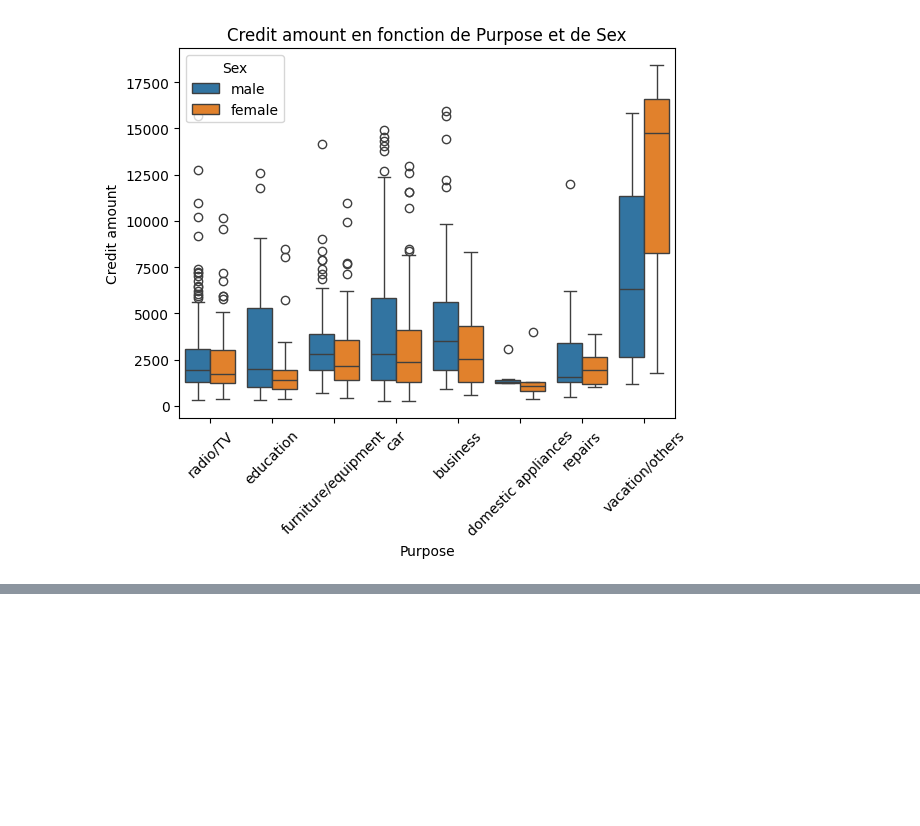
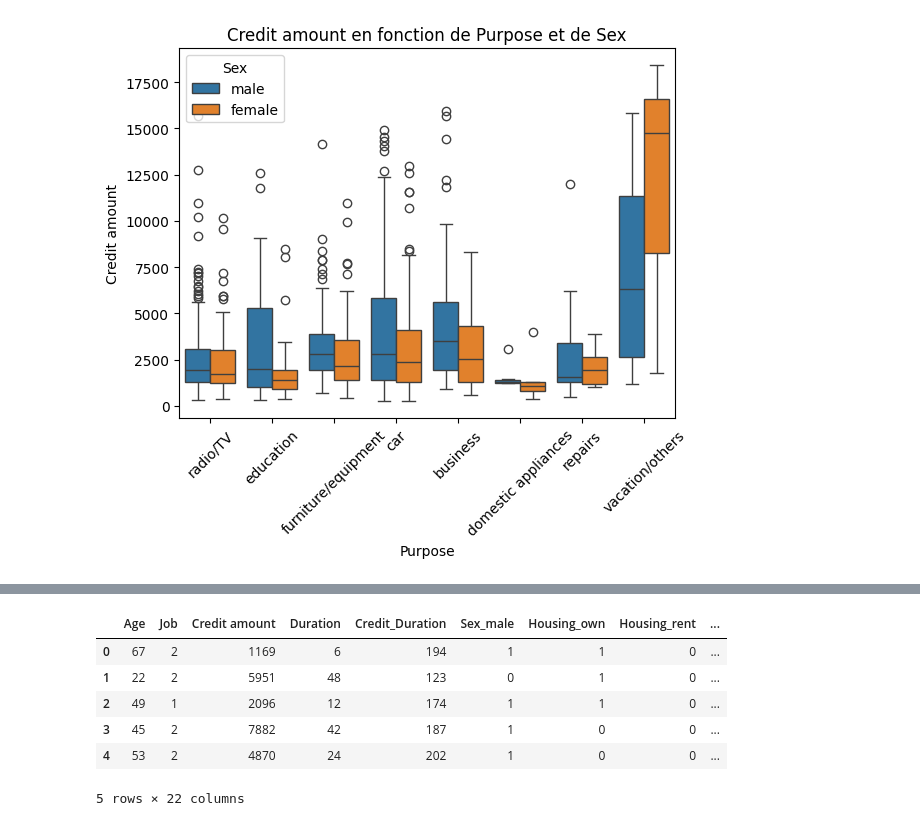
Before and after one commit to RMoulla/PYK_Mai, a Jupyter notebook: Copie_de_TP_Analyse_Données_Crédit.ipynb, the cells around one changed output, grey strips where cells are left out. Saved outputs shown, nothing was run; the diff lists cells and outputs as text; code cells hidden in the pictures; blank space fills up the shorter version.

```diff
--- a/Copie_de_TP_Analyse_Données_Crédit.ipynb
+++ b/Copie_de_TP_Analyse_Données_Crédit.ipynb
@@ -370,0 +376,13 @@ plt.show()
+# %%
+# Transformer les variables catégorielles avec get_dummies
+
+dataset = pd.get_dummies(df, columns=["Sex", "Housing", "Saving accounts", "Checking account", "Purpose"], drop_first=True).astype(int)
+dataset.head()
+# %% [output]
+|  | Age | Job | Credit amount | Duration | Credit_Duration | Sex_male | Housing_own | Housing_rent | ... |
+| 0 | 67 | 2 | 1169 | 6 | 194 | 1 | 1 | 0 | ... |
+| 1 | 22 | 2 | 5951 | 48 | 123 | 0 | 1 | 0 | ... |
+| 2 | 49 | 1 | 2096 | 12 | 174 | 1 | 1 | 0 | ... |
+| 3 | 45 | 2 | 7882 | 42 | 187 | 1 | 0 | 0 | ... |
+| 4 | 53 | 2 | 4870 | 24 | 202 | 1 | 0 | 0 | ... |
+5 rows × 22 columns
```
Also changed, not shown: parts of 9 cells of this notebook.
